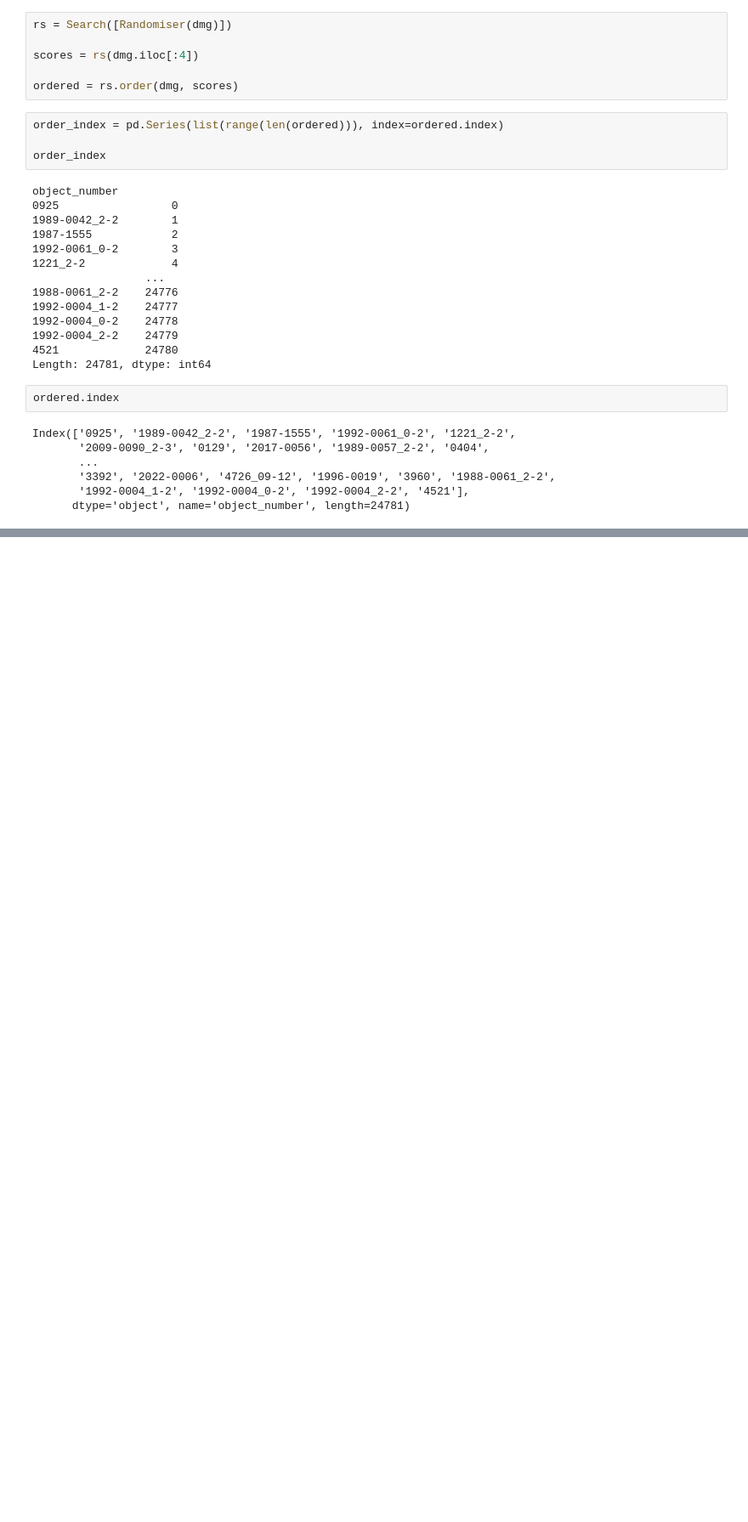
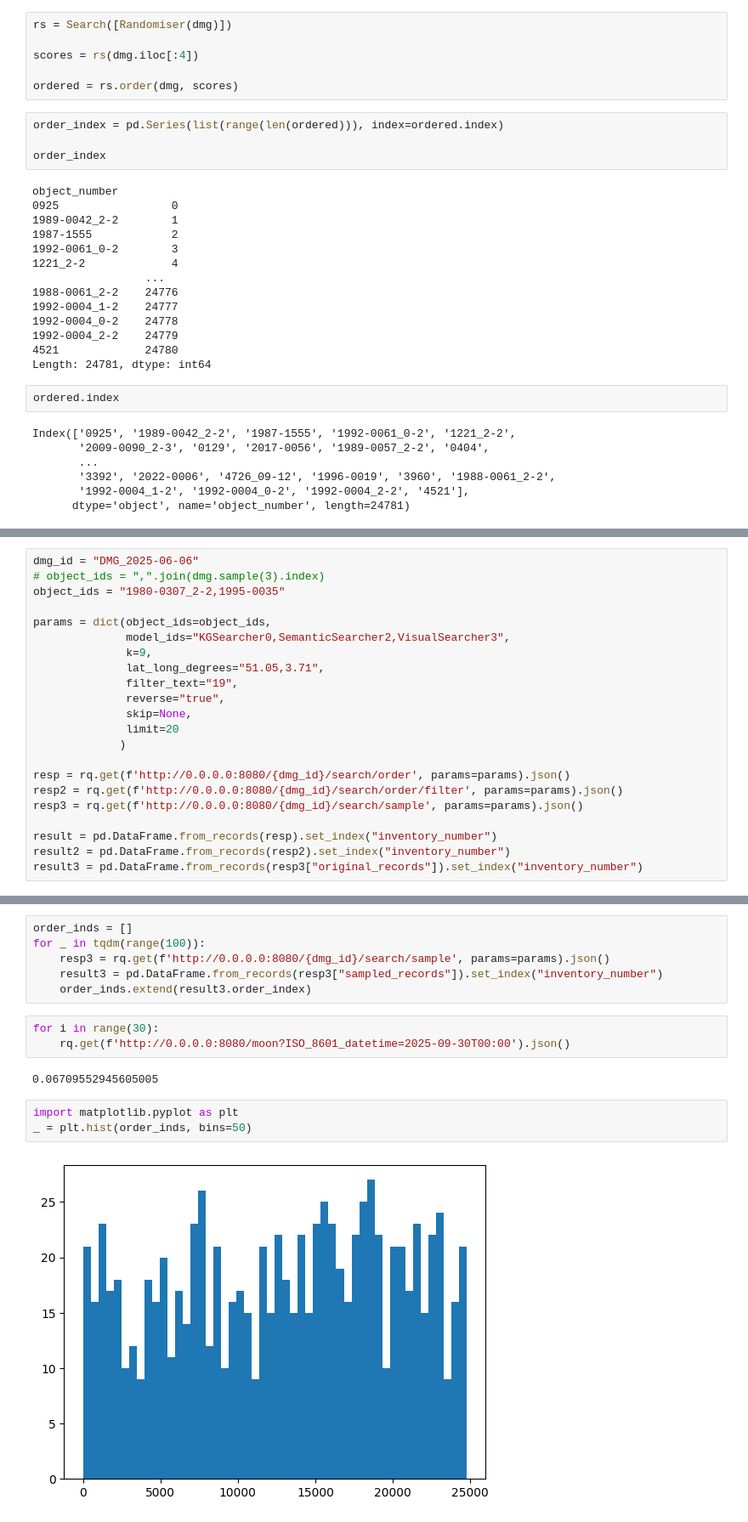
Before and after one commit to serendipity-searcher/web_backend, a Jupyter notebook: dev.ipynb, the cells around one changed output, grey strips where cells are left out. Shown at 85% size. Drawn from its saved outputs; the diff is of its cells as text; blank space fills up the shorter version.

```diff
--- a/dev.ipynb
+++ b/dev.ipynb
@@ -710,0 +713,22 @@ Index(['0925', '1989-0042_2-2', '1987-1555', '1992-0061_0-2', '1221_2-2',
+# %%
+dmg_id = "DMG_2025-06-06"
+# object_ids = ",".join(dmg.sample(3).index)
+object_ids = "1980-0307_2-2,1995-0035"
+
+params = dict(object_ids=object_ids,
+              model_ids="KGSearcher0,SemanticSearcher2,VisualSearcher3",
+              k=9,
+              lat_long_degrees="51.05,3.71",
+              filter_text="19",
+              reverse="true",
+              skip=None,
+              limit=20
+             )
+
+resp = rq.get(f'http://0.0.0.0:8080/{dmg_id}/search/order', params=params).json()
+resp2 = rq.get(f'http://0.0.0.0:8080/{dmg_id}/search/order/filter', params=params).json()
+resp3 = rq.get(f'http://0.0.0.0:8080/{dmg_id}/search/sample', params=params).json()
+
+result = pd.DataFrame.from_records(resp).set_index("inventory_number")
+result2 = pd.DataFrame.from_records(resp2).set_index("inventory_number")
+result3 = pd.DataFrame.from_records(resp3["original_records"]).set_index("inventory_number")
@@ -710,0 +762,16 @@ Index(['0925', '1989-0042_2-2', '1987-1555', '1992-0061_0-2', '1221_2-2',
+# %%
+order_inds = []
+for _ in tqdm(range(100)):
+    resp3 = rq.get(f'http://0.0.0.0:8080/{dmg_id}/search/sample', params=params).json()
+    result3 = pd.DataFrame.from_records(resp3["sampled_records"]).set_index("inventory_number")
+    order_inds.extend(result3.order_index)
+# %%
+for i in range(30):
+    rq.get(f'http://0.0.0.0:8080/moon?ISO_8601_datetime=2025-09-30T00:00').json()
+# %% [output]
+0.06709552945605005
+# %%
+import matplotlib.pyplot as plt
+_ = plt.hist(order_inds, bins=50)
+# %% [output]
+[figure, added]
```
Also changed, not shown: parts of 5 cells of this notebook, 2 other files.
